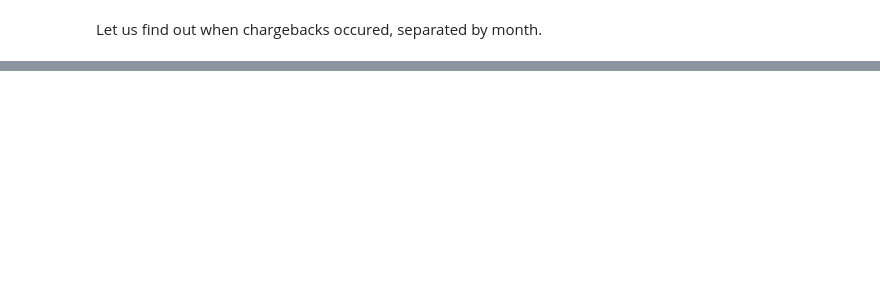
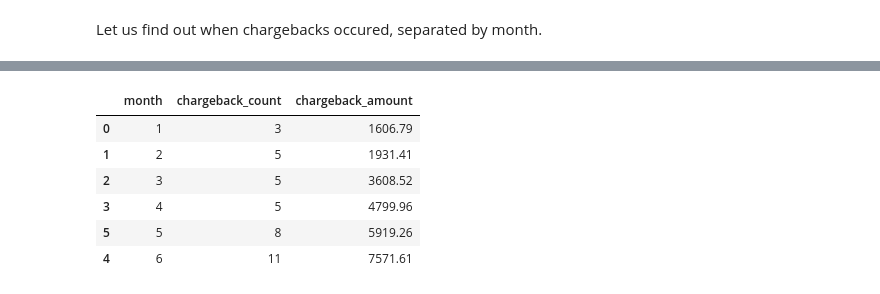
Before and after one commit to cisteele/RiskAssessementChargeback, a Jupyter notebook: Circle Risk Assignment-Copy1.ipynb, the cells around one changed output, grey strips where cells are left out. Saved outputs shown, nothing was run; the diff lists cells and outputs as text; code cells hidden in the pictures; blank space fills up the shorter version.

```diff
--- a/Circle Risk Assignment-Copy1.ipynb
+++ b/Circle Risk Assignment-Copy1.ipynb
@@ -114,3 +114,13 @@ df_monthly_chargebacks
+# %%
+df_monthly_chargebacks
+# %% [output]
+|  | month | chargeback_count | chargeback_amount |
+| 0 | 1 | 3 | 1606.79 |
+| 1 | 2 | 5 | 1931.41 |
+| 2 | 3 | 5 | 3608.52 |
+| 3 | 4 | 5 | 4799.96 |
+| 5 | 5 | 8 | 5919.26 |
+| 4 | 6 | 11 | 7571.61 |
 # %%
 sns.set(rc={'figure.figsize':(16,12)})
 g = sns.barplot(df_monthly_chargebacks['month'], df_monthly_chargebacks['chargeback_count'])
```
Also changed, not shown: parts of 13 cells of this notebook.
